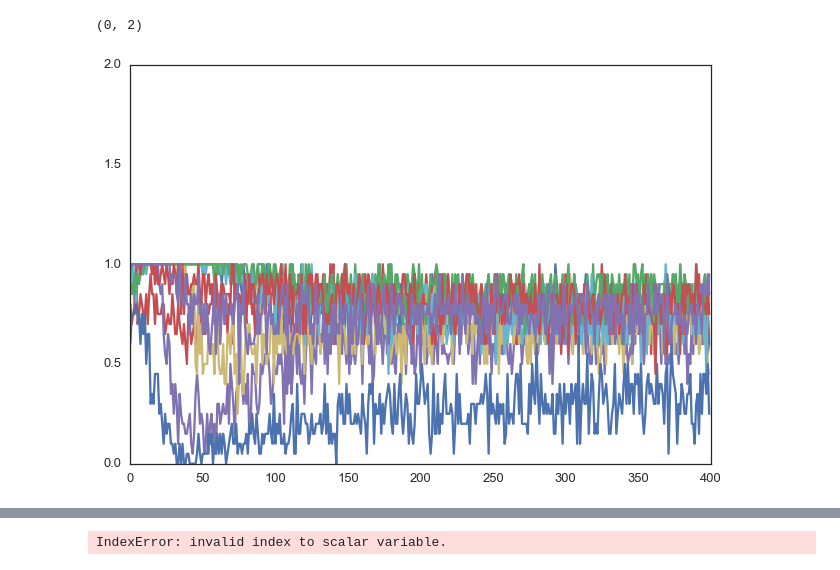
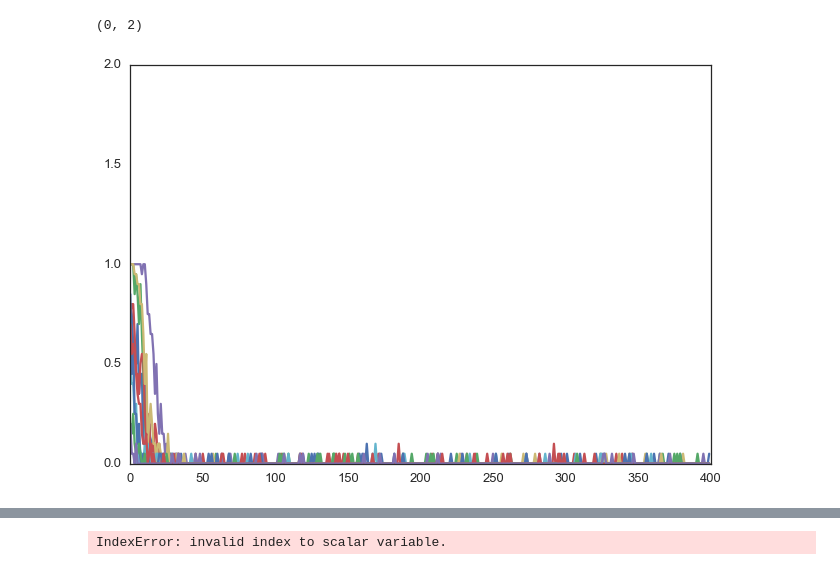
Before and after one commit to slinderman/birkhoff, a Jupyter notebook: notebooks/2017-04-17-Mixture-of-Gaussians-Voronoi.ipynb, the cells around one changed output, grey strips where cells are left out. Cells and saved outputs as stored; diff of their text form; code cells hidden in the pictures.

```diff
--- a/notebooks/2017-04-17-Mixture-of-Gaussians-Voronoi.ipynb
+++ b/notebooks/2017-04-17-Mixture-of-Gaussians-Voronoi.ipynb
@@ -274,9 +282,9 @@ plt.plot(elbo_iterations[0,0,:,:].T)
 # %%
-plt.plot(dist1[0,0,:,:].T)
+plt.plot(dist1elbo_iterations[0,:,0,:].T)
 plt.ylim(0,2)
 # %% [output]
 (0, 2)
-[figure, old version]
+[figure, new version]
 # %%
 
 #plt.plot(varseq[:,:5])
```
Also changed, not shown: parts of 4 cells of this notebook, 2 other files.
